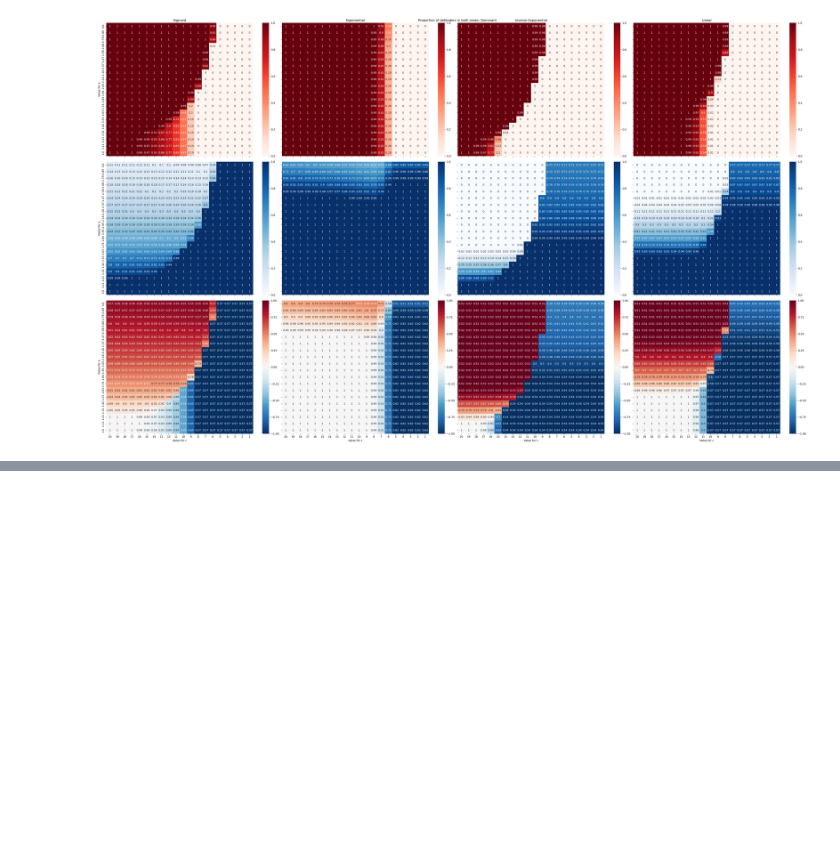
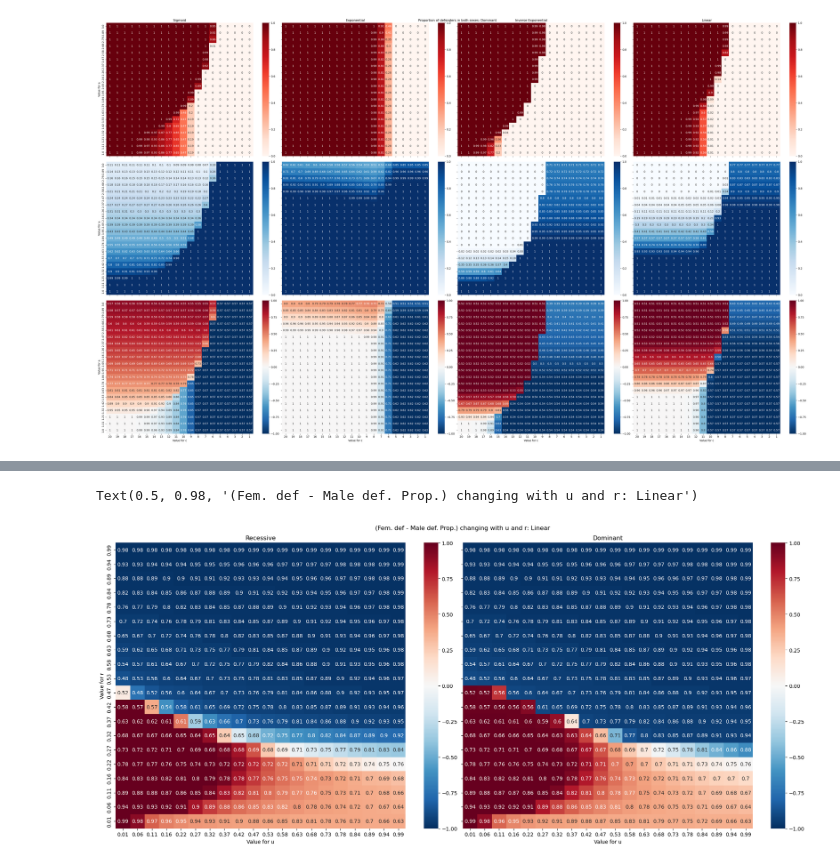
Before and after one commit to AbhayGupta115/PineSawflyModel, a Jupyter notebook: Scripts/multi_locus_analysis.ipynb, the cells around one changed output, grey strips where cells are left out. Cells and saved outputs as stored; diff of their text form; code cells hidden in the pictures; blank space fills up the shorter version.

```diff
--- a/Scripts/multi_locus_analysis.ipynb
+++ b/Scripts/multi_locus_analysis.ipynb
@@ -117,0 +174,18 @@ Text(0.5, 0.98, 'Proportion of defenders in both sexes: Dominant')
+# %%
+fig, ax = plt.subplots(nrows = 1, ncols = 2, figsize = (20,9), sharey = True, sharex = True, layout = 'tight')
+
+sns.heatmap(f_rec_linear_change_ur.subtract(m_rec_linear_change_ur), annot=t_rec_linear_change_ur, cmap = sns.color_palette("RdBu_r", as_cmap=True), vmin = -1, vmax = 1, ax = ax[0])
+sns.heatmap(f_dom_linear_change_ur.subtract(m_dom_linear_change_ur), annot=t_dom_linear_change_ur, cmap = sns.color_palette("RdBu_r", as_cmap=True), vmin = -1, vmax = 1, ax = ax[1])
+
+ax[0].set_title('Recessive')
+ax[1].set_title('Dominant')
+
+ax[0].set_xlabel('Value for u')
+ax[1].set_xlabel('Value for u')
+
+ax[0].set_ylabel('Value for r')
+
+fig.suptitle('(Fem. def - Male def. Prop.) changing with u and r: Linear')
+# %% [output]
+Text(0.5, 0.98, '(Fem. def - Male def. Prop.) changing with u and r: Linear')
+[figure, added]
```
Also changed, not shown: parts of 5 cells of this notebook, 13 other files.
